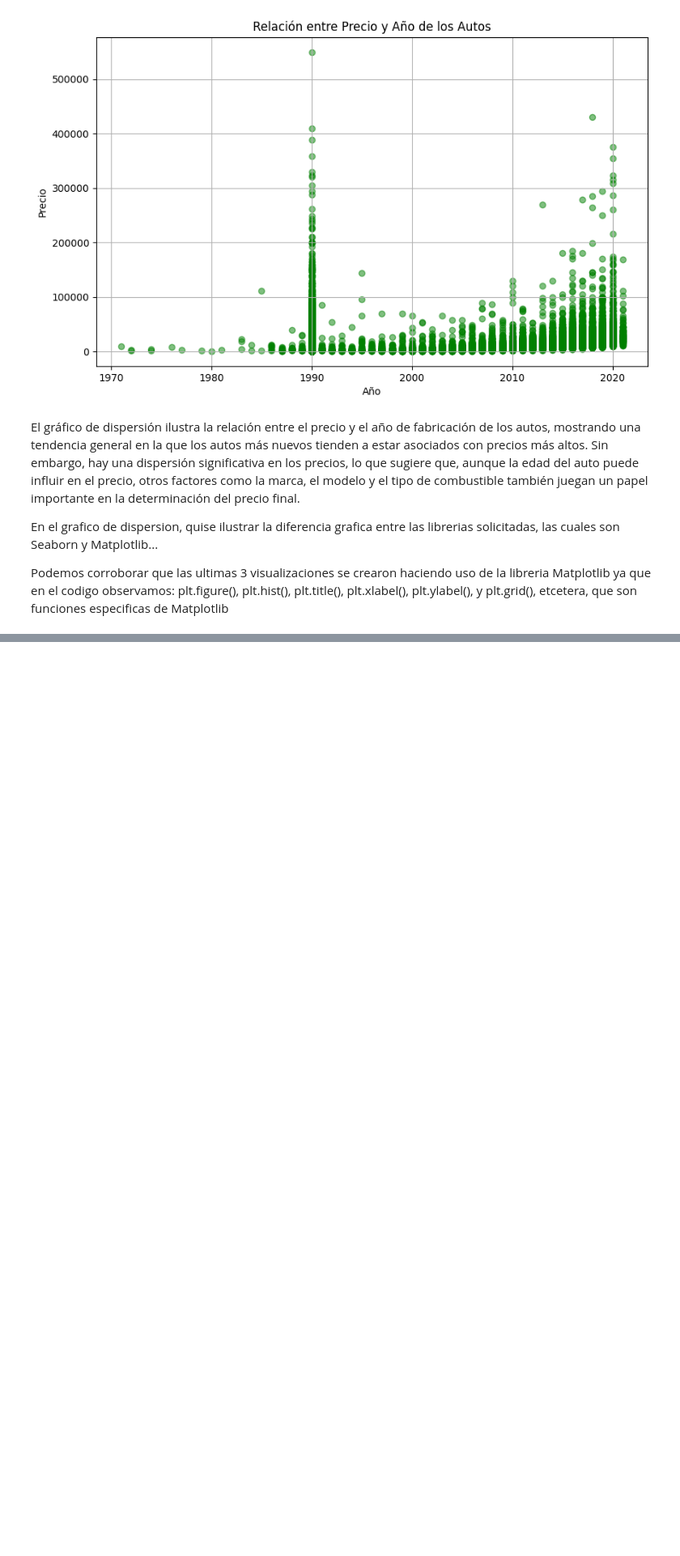
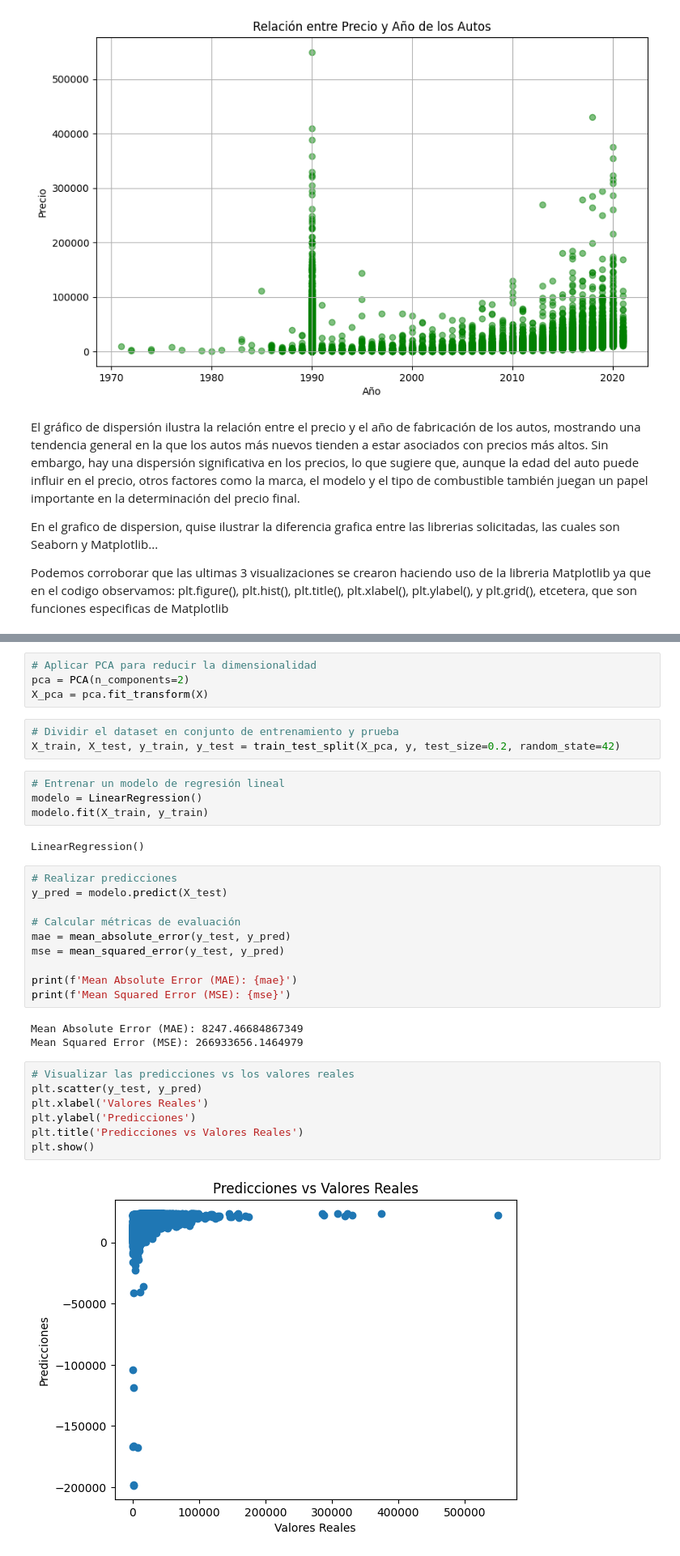
Before and after one commit to ivososa/Data-science, a Jupyter notebook: ProyectoDS_ParteI_Sosa.ipynb, the cells around one changed output, grey strips where cells are left out. Shown: that part at 81% size. Drawn from its saved outputs; the diff is of its cells as text; blank space fills up the shorter version.

```diff
--- a/ProyectoDS_ParteI_Sosa.ipynb
+++ b/ProyectoDS_ParteI_Sosa.ipynb
@@ -213,0 +232,35 @@ Podemos corroborar que las ultimas 3 visualizaciones se crearon haciendo uso de
+# %%
+# Aplicar PCA para reducir la dimensionalidad
+pca = PCA(n_components=2)
+X_pca = pca.fit_transform(X)
+# %%
+# Dividir el dataset en conjunto de entrenamiento y prueba
+X_train, X_test, y_train, y_test = train_test_split(X_pca, y, test_size=0.2, random_state=42)
+# %%
+# Entrenar un modelo de regresión lineal
+modelo = LinearRegression()
+modelo.fit(X_train, y_train)
+# %% [output]
+LinearRegression()
+# %%
+# Realizar predicciones
+y_pred = modelo.predict(X_test)
+
+# Calcular métricas de evaluación
+mae = mean_absolute_error(y_test, y_pred)
+mse = mean_squared_error(y_test, y_pred)
+
+print(f'Mean Absolute Error (MAE): {mae}')
+print(f'Mean Squared Error (MSE): {mse}')
+# %% [output]
+Mean Absolute Error (MAE): 8247.46684867349
+Mean Squared Error (MSE): 266933656.1464979
+# %%
+# Visualizar las predicciones vs los valores reales
+plt.scatter(y_test, y_pred)
+plt.xlabel('Valores Reales')
+plt.ylabel('Predicciones')
+plt.title('Predicciones vs Valores Reales')
+plt.show()
+# %% [output]
+[figure, added]
```
Also changed, not shown: parts of 5 cells of this notebook.
